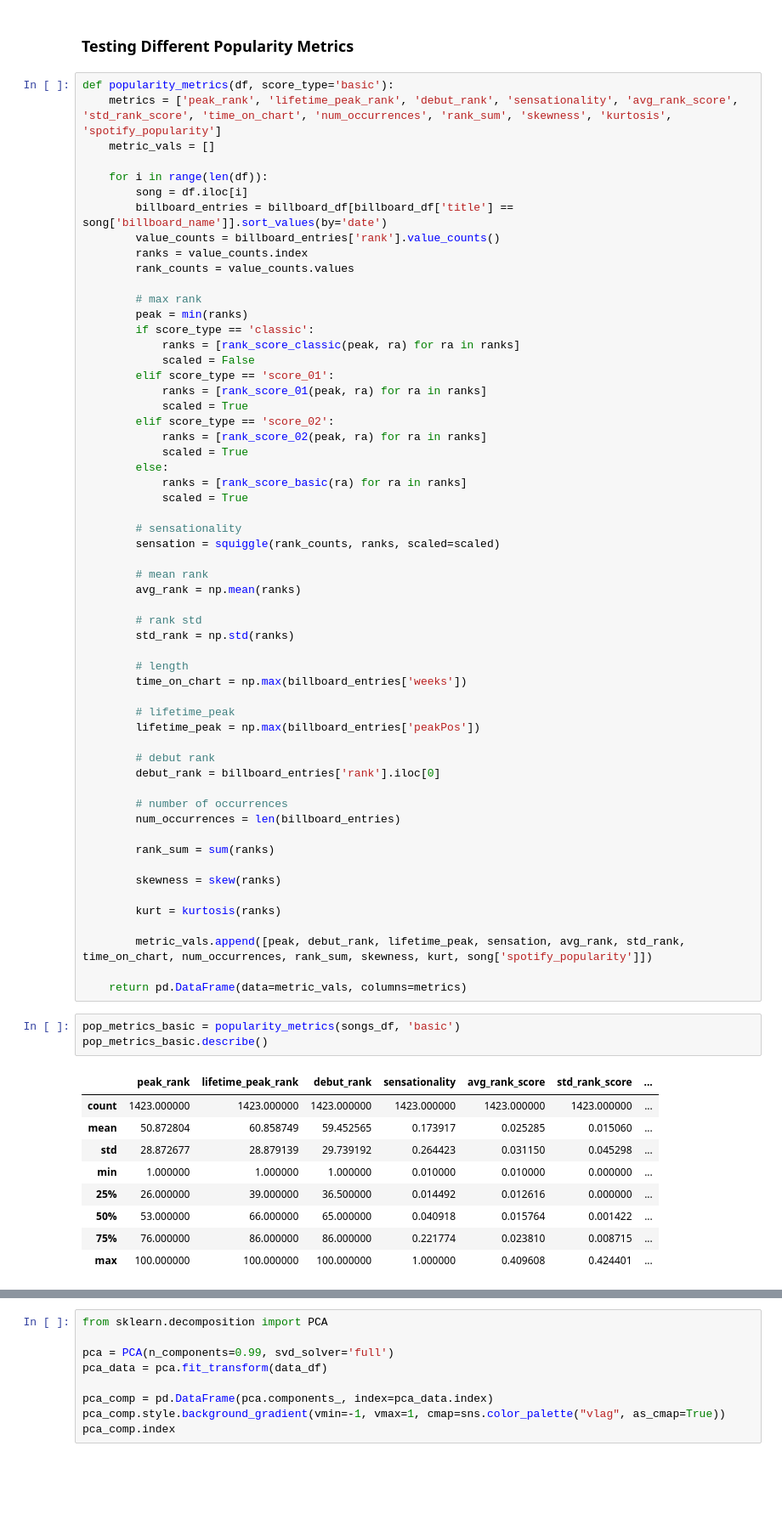
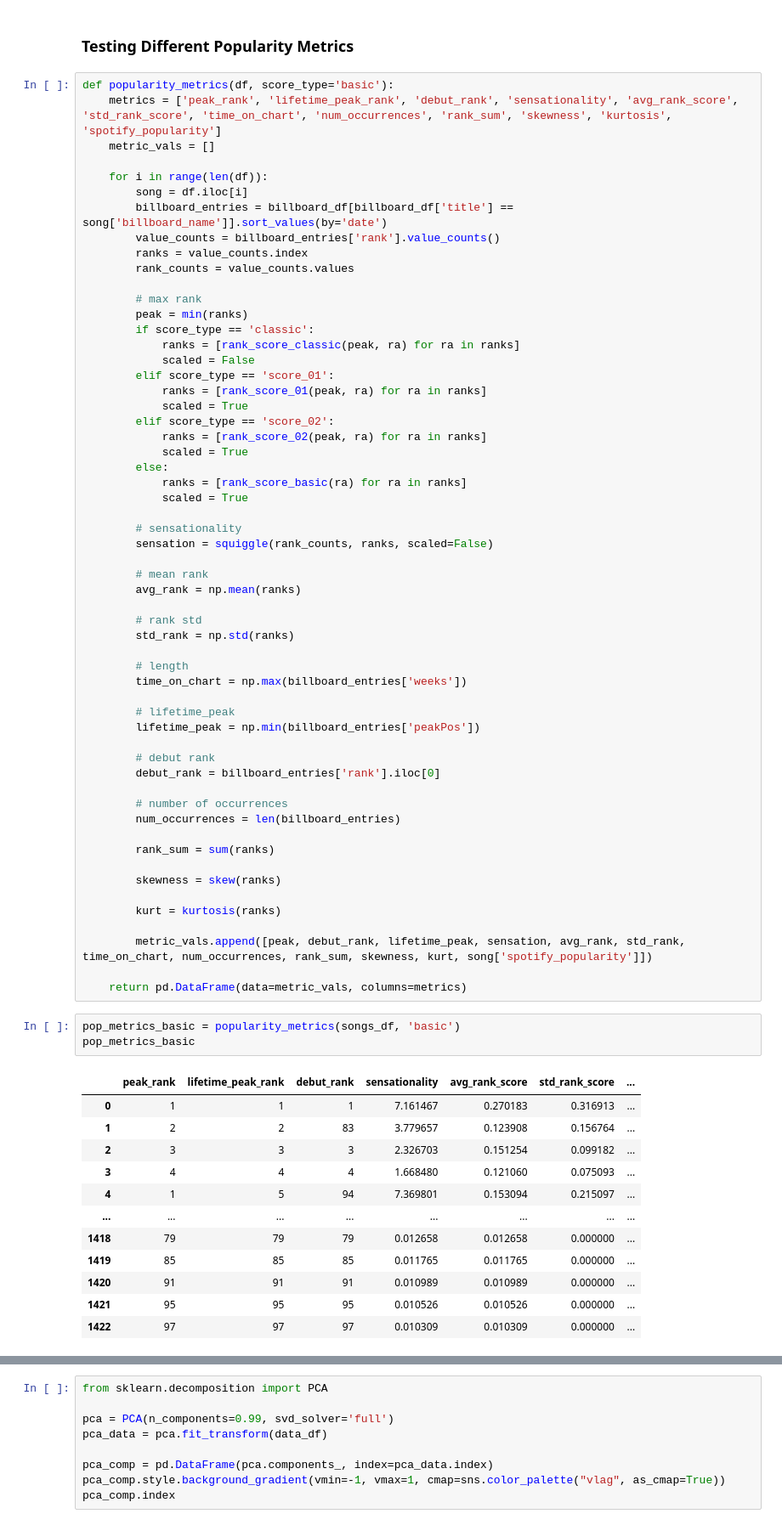
Before and after one commit to Santius0/comp-6940-project, a Jupyter notebook: notebooks/eda.ipynb, the cells around one changed output, grey strips where cells are left out. Shown: that part at 85% size. Saved outputs shown, nothing was run; the diff lists cells and outputs as text; blank space fills up the shorter version.

```diff
--- a/notebooks/eda.ipynb
+++ b/notebooks/eda.ipynb
@@ -206,7 +206,7 @@ def popularity_metrics(df, score_type='basic'):
             scaled = True
 
         # sensationality
-        sensation = squiggle(rank_counts, ranks, scaled=scaled)
+        sensation = squiggle(rank_counts, ranks, scaled=False)
 
         # mean rank
         avg_rank = np.mean(ranks)
@@ -218,7 +218,7 @@ def popularity_metrics(df, score_type='basic'):
         time_on_chart = np.max(billboard_entries['weeks'])
 
         # lifetime_peak
-        lifetime_peak = np.max(billboard_entries['peakPos'])
+        lifetime_peak = np.min(billboard_entries['peakPos'])
 
         # debut rank
         debut_rank = billboard_entries['rank'].iloc[0]
@@ -237,14 +237,17 @@ def popularity_metrics(df, score_type='basic'):
     return pd.DataFrame(data=metric_vals, columns=metrics)
 # %%
 pop_metrics_basic = popularity_metrics(songs_df, 'basic')
-pop_metrics_basic.describe()
+pop_metrics_basic
 # %% [output]
 |  | peak_rank | lifetime_peak_rank | debut_rank | sensationality | avg_rank_score | std_rank_score | ... |
-| count | 1423.000000 | 1423.000000 | 1423.000000 | 1423.000000 | 1423.000000 | 1423.000000 | ... |
-| mean | 50.872804 | 60.858749 | 59.452565 | 0.173917 | 0.025285 | 0.015060 | ... |
-| std | 28.872677 | 28.879139 | 29.739192 | 0.264423 | 0.031150 | 0.045298 | ... |
-| min | 1.000000 | 1.000000 | 1.000000 | 0.010000 | 0.010000 | 0.000000 | ... |
-| 25% | 26.000000 | 39.000000 | 36.500000 | 0.014492 | 0.012616 | 0.000000 | ... |
-| 50% | 53.000000 | 66.000000 | 65.000000 | 0.040918 | 0.015764 | 0.001422 | ... |
-| 75% | 76.000000 | 86.000000 | 86.000000 | 0.221774 | 0.023810 | 0.008715 | ... |
-| max | 100.000000 | 100.000000 | 100.000000 | 1.000000 | 0.409608 | 0.424401 | ... |
+| 0 | 1 | 1 | 1 | 7.161467 | 0.270183 | 0.316913 | ... |
+| 1 | 2 | 2 | 83 | 3.779657 | 0.123908 | 0.156764 | ... |
+| 2 | 3 | 3 | 3 | 2.326703 | 0.151254 | 0.099182 | ... |
+| 3 | 4 | 4 | 4 | 1.668480 | 0.121060 | 0.075093 | ... |
+| 4 | 1 | 5 | 94 | 7.369801 | 0.153094 | 0.215097 | ... |
+| ... | ... | ... | ... | ... | ... | ... | ... |
+| 1418 | 79 | 79 | 79 | 0.012658 | 0.012658 | 0.000000 | ... |
+| 1419 | 85 | 85 | 85 | 0.011765 | 0.011765 | 0.000000 | ... |
+| 1420 | 91 | 91 | 91 | 0.010989 | 0.010989 | 0.000000 | ... |
+| 1421 | 95 | 95 | 95 | 0.010526 | 0.010526 | 0.000000 | ... |
+| 1422 | 97 | 97 | 97 | 0.010309 | 0.010309 | 0.000000 | ... |
```
Also changed, not shown: parts of 14 cells of this notebook.
